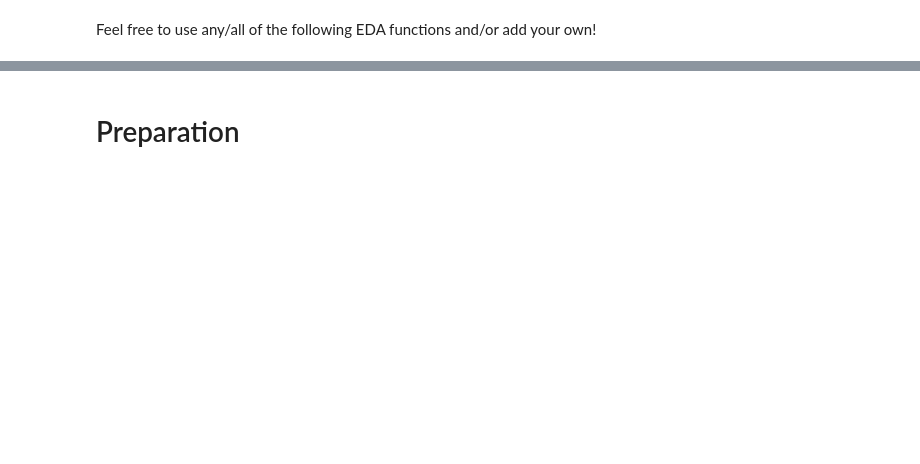
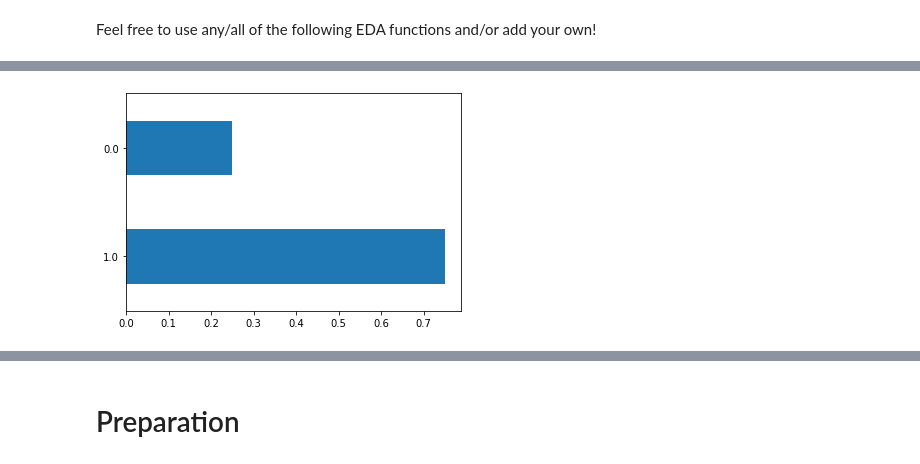
Before and after one commit to mnagired/fairness-sandbox, a Jupyter notebook: sandbox.ipynb, the cells around one changed output, grey strips where cells are left out. Saved outputs shown, nothing was run; the diff lists cells and outputs as text; code cells hidden in the pictures; blank space fills up the shorter version.

```diff
--- a/sandbox.ipynb
+++ b/sandbox.ipynb
@@ -46,11 +76,11 @@ class Dataset:
 # %%
-# each dataset is a dictionary where keys = short name, values = Dataset object
+# collection of datasets is a dictionary where keys = short name, values = Dataset object
 
 datasets = dict()
 
 def add_dataset(dataset):
     if not isinstance(dataset, Dataset):
-        print("Error! Please enter a valid Dataset object")
+        raise TypeError("Please enter a valid Dataset object")
     else:
         if dataset.short_name not in datasets.keys():
             datasets[dataset.short_name] = dataset
@@ -75,0 +125,11 @@ add_dataset(Dataset("student_por", path='Datasets/student-por.csv', cat_cols=cat
+# %%
+def get_cat_feats(num_cat_feats, cat_feats_levels, n):
+    cat_feats = []
+    for i in range(num_cat_feats):
+        levels = cat_feats_levels[i]
+        if levels < 2:
+            raise ValueError("Categorical features must have at least 2 classes!")
+        vals = np.arange(levels)
+        cat = np.random.choice(vals, n, [0.5,0.5]).reshape(n, 1)
+        cat_feats.append(cat)
+    return np.hstack((cat_feats))
@@ -75,0 +170,22 @@ add_dataset(Dataset("student_por", path='Datasets/student-por.csv', cat_cols=cat
+# %%
+def get_attribute_names(df, num_numerical_cols, num_cat_cols):
+    col_names = []
+    for i in range(num_numerical_cols):
+        col_names.append('num' + str(i+1))
+    for i in range(num_cat_cols):
+        col_names.append('cat' + str(i+1))
+    col_names.append('sens_feat')
+    col_names.append('outcome')
+
+    return col_names
+# %%
+# flip labels with probability eta
+def flip_labels(df_synthetic, label_noise):
+    labels = df_synthetic['outcome']
+
+    for i in range(len(labels)):
+        if random.uniform(0,1) <= label_noise:
+            labels[i] = 1 if labels[i] == 0 else 0
+    df_synthetic['outcome'] = labels
+
+    return df_synthetic
@@ -84,12 +302,14 @@ df_por = datasets['student_por'].df
 # %%
 def plot_counts(df, attr):
     if attr in df.columns:
         df[attr].value_counts(normalize=True).plot.barh()
     else:
         print("Error! Please enter a valid feature.")
 
 # example
-# plot_counts(df_por, 'sex')
+plot_counts(df_synthetic, 'sens_feat')
+# %% [output]
+[figure, added]
 # %%
 def group_by_plot(df, attr1, attr2):
     for val in list(df[attr1].unique()):
```
Also changed, not shown: parts of 87 cells of this notebook.
